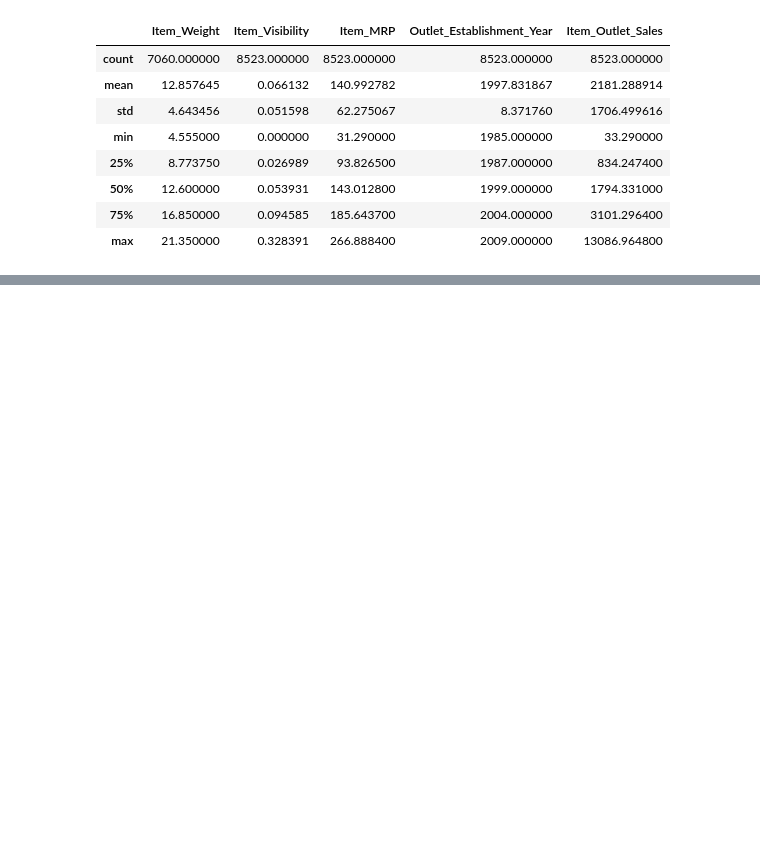
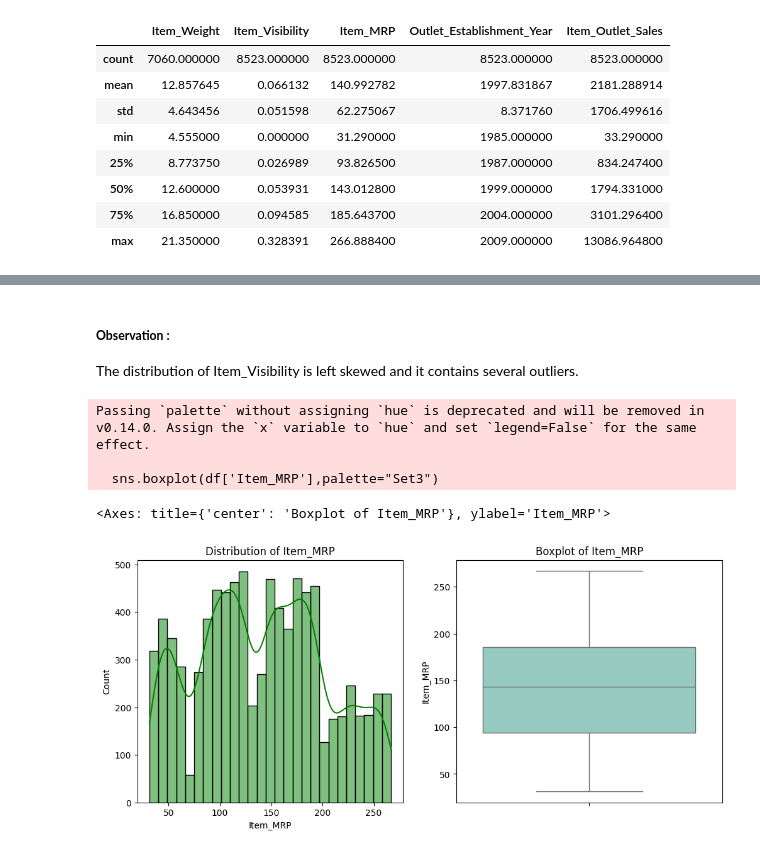
Before and after one commit to abhifg/Bigmart-Stores-Sales-Prediction, a Jupyter notebook: notebook/EDA_Bigmart_Stores_Sales_Predictin.ipynb, the cells around one changed output, grey strips where cells are left out. Cells and saved outputs as stored; diff of their text form; code cells hidden in the pictures; blank space fills up the shorter version.

```diff
--- a/notebook/EDA_Bigmart_Stores_Sales_Predictin.ipynb
+++ b/notebook/EDA_Bigmart_Stores_Sales_Predictin.ipynb
@@ -51,0 +158,19 @@ np.float64(13.22)
+# %% [markdown]
+##### **Observation :**
+The distribution of Item_Visibility is left skewed and it contains several outliers.
+# %%
+plt.figure(figsize=(12,5))
+
+plt.subplot(121)
+plt.title("Distribution of Item_MRP")
+sns.histplot(df['Item_MRP'],kde=True,color='green')
+
+plt.subplot(122)
+plt.title("Boxplot of Item_MRP")
+sns.boxplot(df['Item_MRP'],palette="Set3")
+# %% [output]
+Passing `palette` without assigning `hue` is deprecated and will be removed in v0.14.0. Assign the `x` variable to `hue` and set `legend=False` for the same effect.
+
+  sns.boxplot(df['Item_MRP'],palette="Set3")
+<Axes: title={'center': 'Boxplot of Item_MRP'}, ylabel='Item_MRP'>
+[figure, added]
```
Also changed, not shown: parts of 29 cells of this notebook.
